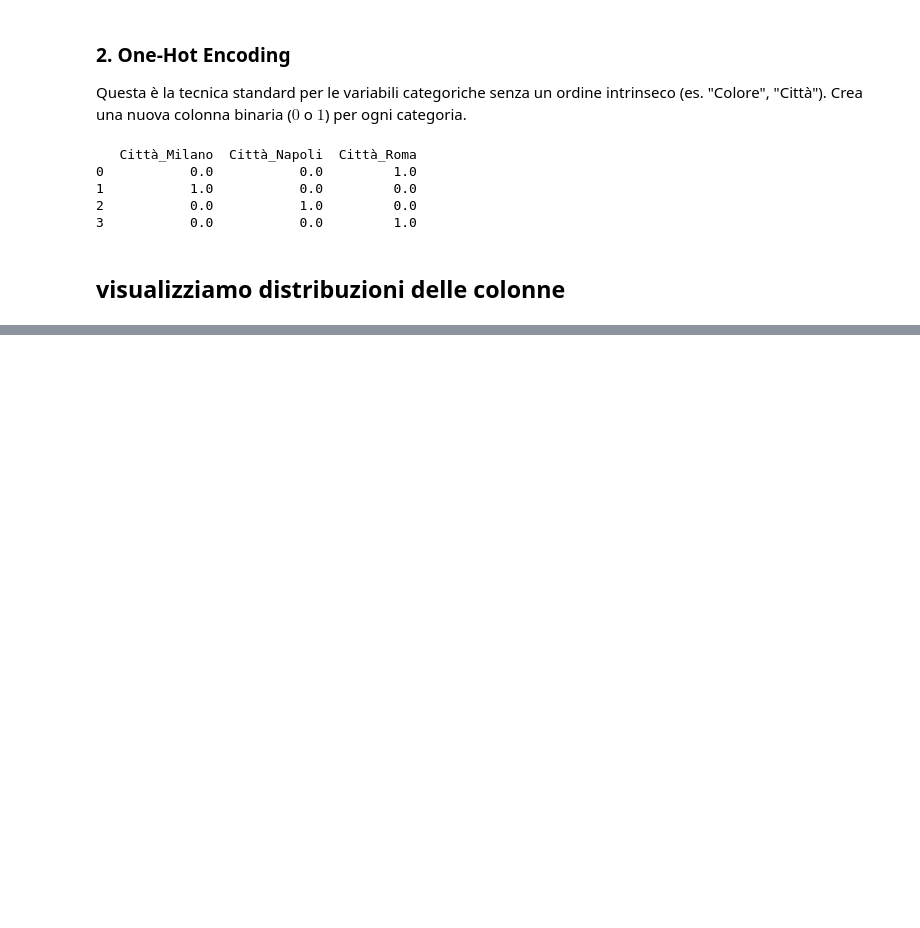
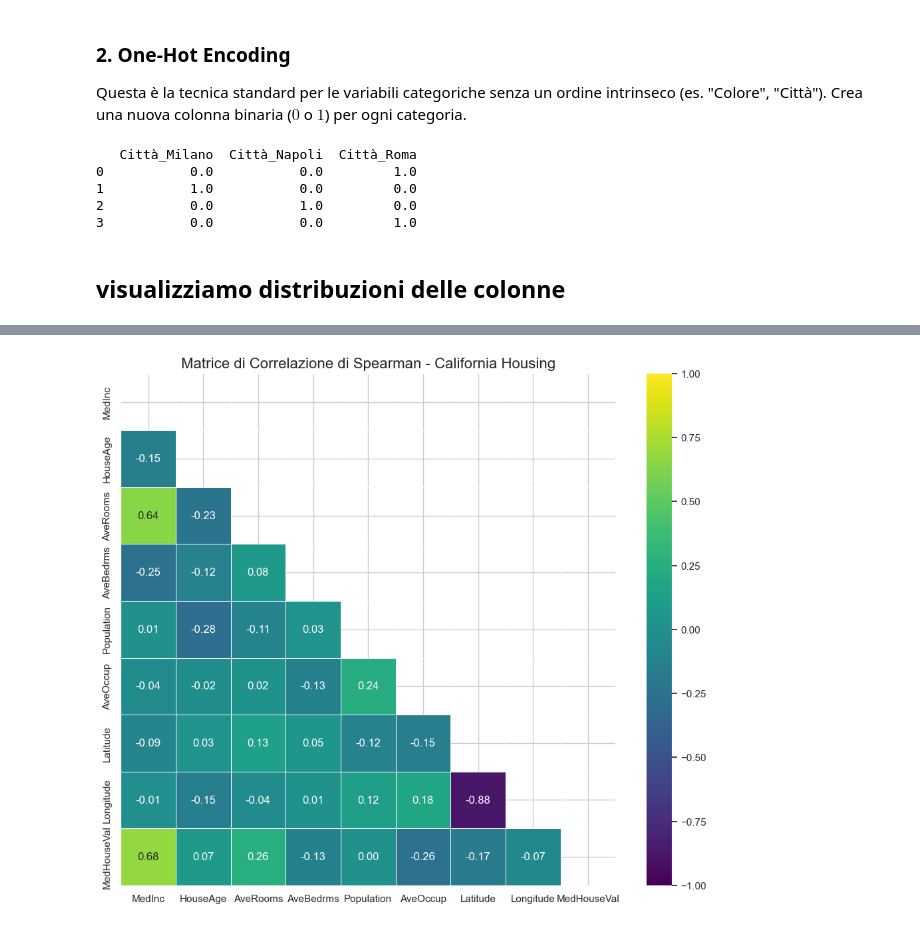
Before and after one commit to mariagrazianuzzolese05-svg/deposito_nuzzolesemariagrazia, a Jupyter notebook: corsopythonfebbraio/lunedì 02-03/mattina/california1.ipynb, the cells around one changed output, grey strips where cells are left out. Cells and saved outputs as stored; diff of their text form; code cells hidden in the pictures; blank space fills up the shorter version.

```diff
--- a/corsopythonfebbraio/lunedì 02-03/mattina/california1.ipynb
+++ b/corsopythonfebbraio/lunedì 02-03/mattina/california1.ipynb
@@ -277,0 +315,29 @@ ValueError: Cannot take a larger sample than population when 'replace=False'
+# %%
+import seaborn as sns
+import matplotlib.pyplot as plt
+import numpy as np
+
+# 1. Calcolo della matrice di Spearman
+# Basta cambiare il parametro 'method'
+corr_spearman = df.corr(method='spearman')
+
+# 2. Creazione della maschera (per pulizia visiva)
+mask = np.triu(np.ones_like(corr_spearman, dtype=bool))
+
+# 3. Visualizzazione
+plt.figure(figsize=(12, 10))
+sns.heatmap(
+    corr_spearman,
+    mask=mask,
+    annot=True,
+    fmt=".2f",
+    cmap='viridis',    # Cambio colore per distinguerla dalla Pearson
+    vmin=-1, vmax=1,
+    center=0,
+    linewidths=.5
+)
+
+plt.title('Matrice di Correlazione di Spearman - California Housing', fontsize=16)
+plt.show()
+# %% [output]
+[figure, added]
```
Also changed, not shown: parts of 13 cells of this notebook.
